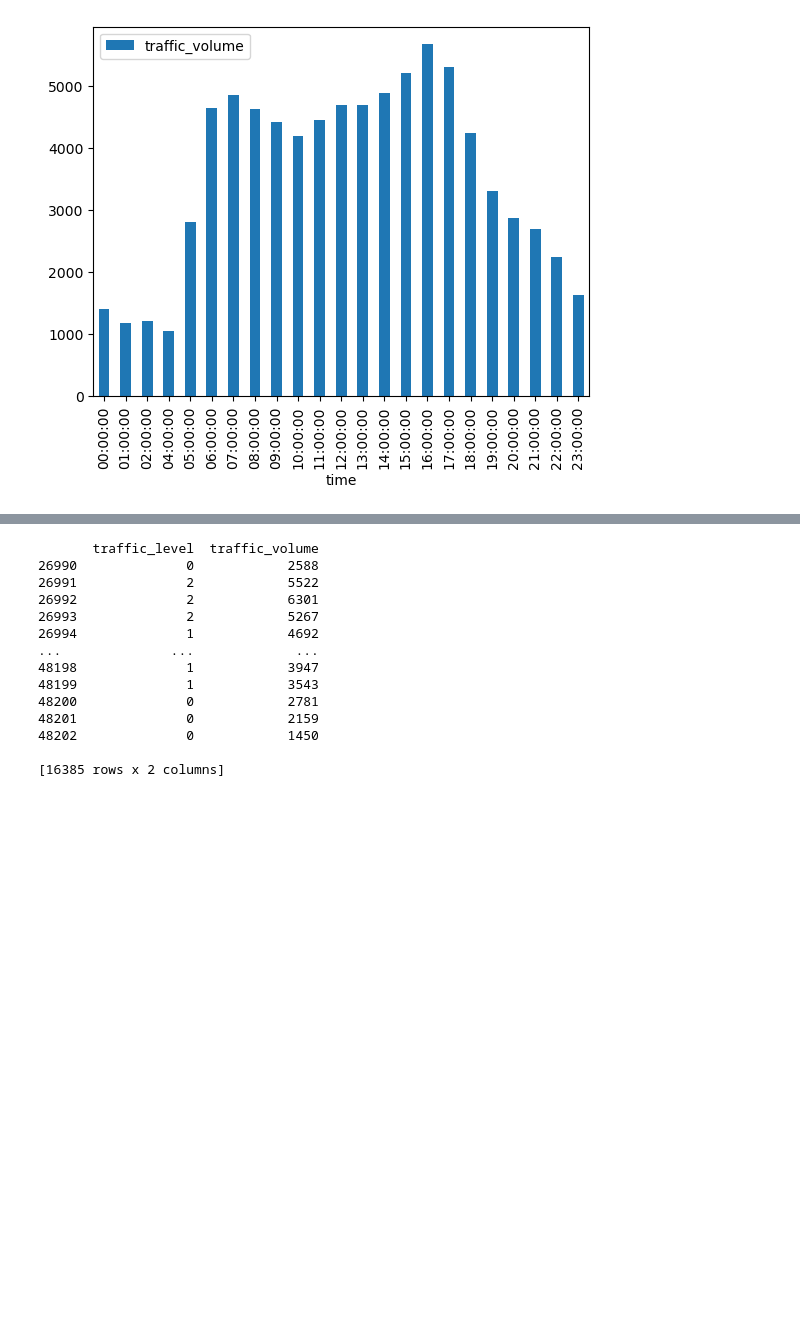
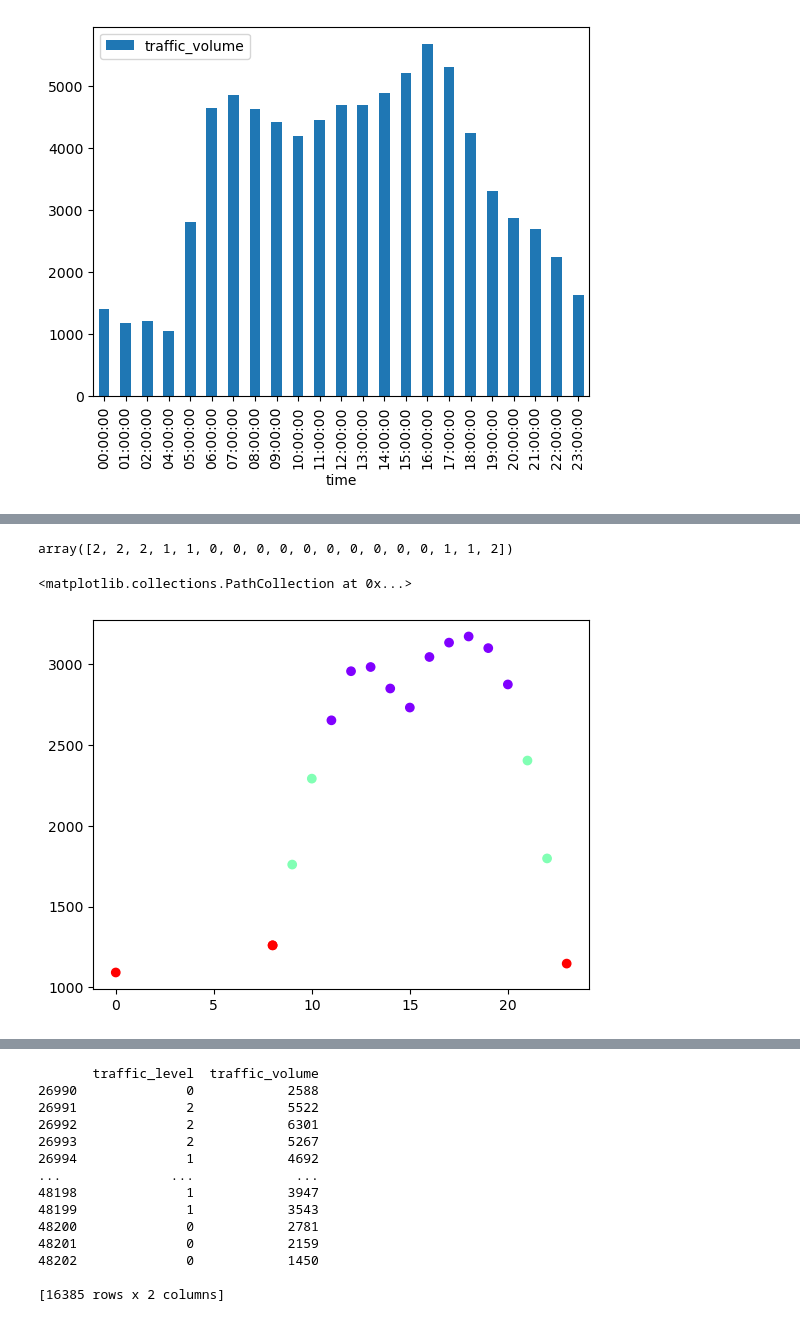
Before and after one commit to Nullfex/CS_105_FinalProject, a Jupyter notebook: CS105 Final Project EDA Finished Main Part Needed.ipynb, the cells around one changed output, grey strips where cells are left out. Cells and saved outputs as stored; diff of their text form; code cells hidden in the pictures; blank space fills up the shorter version.

```diff
--- a/CS105 Final Project EDA Finished Main Part Needed.ipynb
+++ b/CS105 Final Project EDA Finished Main Part Needed.ipynb
@@ -340,0 +330,4 @@ did temp and traffic, now clouds and traffic
+# %%
+test_cluster2 = test_df.loc["2017-12-25"]
+holiday2 = test_cluster2[['hour', 'traffic_volume']].copy()
+holiday2
@@ -341 +353,15 @@ did temp and traffic, now clouds and traffic
+# %%
+kmean = KMeans(3)
+kmean.fit(holiday2)
+identified_clusters2 = kmean.fit_predict(holiday2)
+identified_clusters2
+# %% [output]
+array([2, 2, 2, 1, 1, 0, 0, 0, 0, 0, 0, 0, 0, 0, 0, 1, 1, 2])
+# %%
+data_with_clusters2 = test_cluster2.copy()
+data_with_clusters2['Clusters2'] = identified_clusters2
+plt.scatter(data_with_clusters2['hour'],data_with_clusters2['traffic_volume'],c=data_with_clusters2['Clusters2'],cmap='rainbow')
+# %% [output]
+<matplotlib.collections.PathCollection at 0x...>
+[figure, added]
 # %%
```
Also changed, not shown: parts of 12 cells of this notebook, 1 other file.
